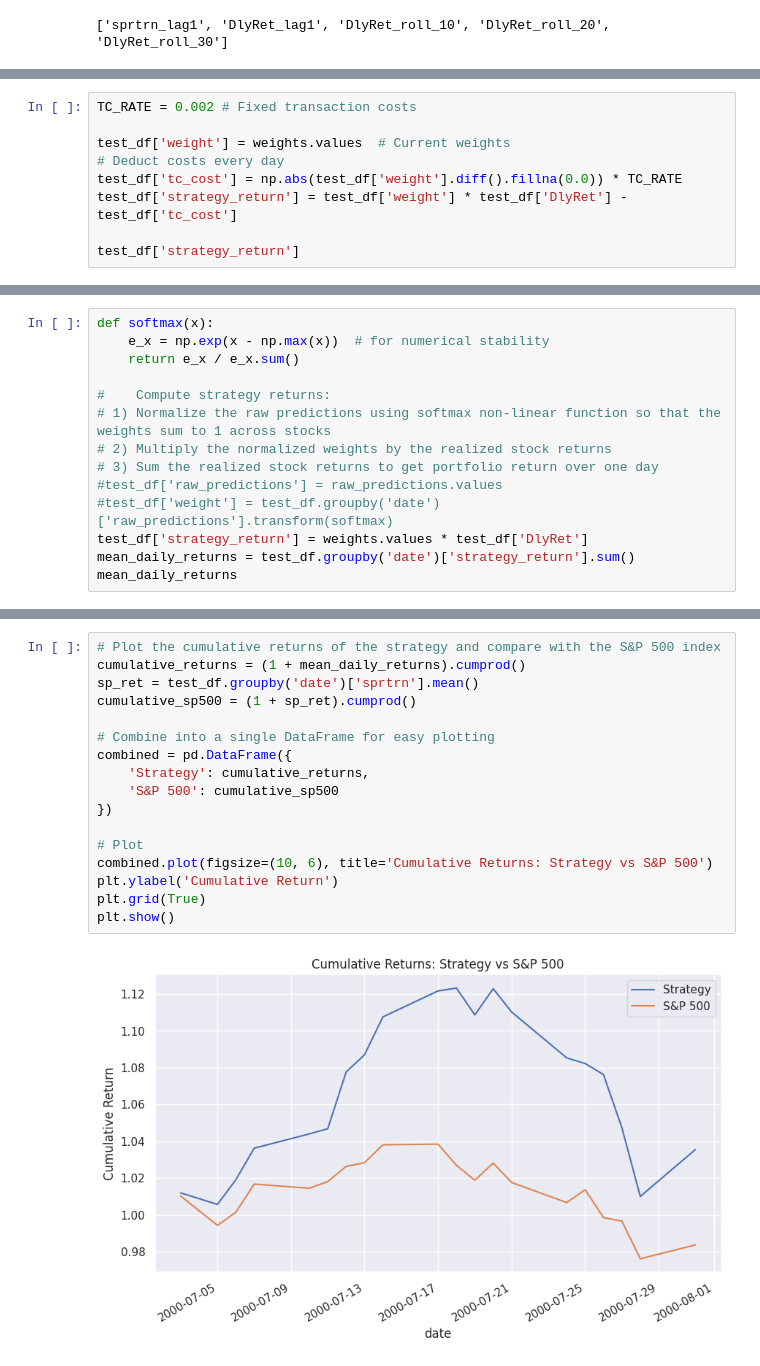
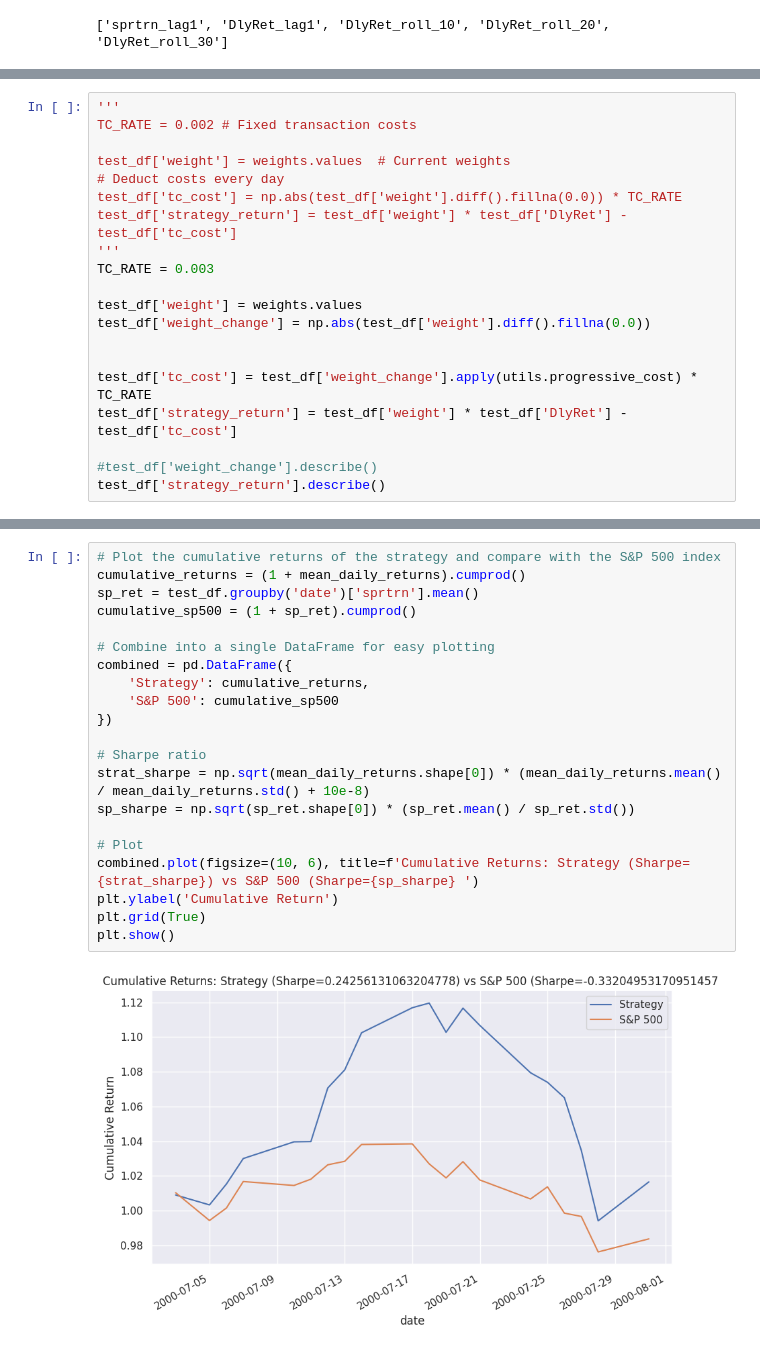
Before and after one commit to mirkorado/ML-Project, a Jupyter notebook: Tune_DNN_Params.ipynb, the cells around one changed output, grey strips where cells are left out. Cells and saved outputs as stored; diff of their text form.

Commit message:
Scaling factor for transaction costs

```diff
--- a/Tune_DNN_Params.ipynb
+++ b/Tune_DNN_Params.ipynb
@@ -105,10 +105,21 @@ Training completed! Best test Sharpe ratio: 0.0360
 # %%
+'''
 TC_RATE = 0.002 # Fixed transaction costs
 
 test_df['weight'] = weights.values  # Current weights
 # Deduct costs every day
 test_df['tc_cost'] = np.abs(test_df['weight'].diff().fillna(0.0)) * TC_RATE
 test_df['strategy_return'] = test_df['weight'] * test_df['DlyRet'] - test_df['tc_cost']
+'''
+TC_RATE = 0.003
 
-test_df['strategy_return']
+test_df['weight'] = weights.values
+test_df['weight_change'] = np.abs(test_df['weight'].diff().fillna(0.0))
+
+
+test_df['tc_cost'] = test_df['weight_change'].apply(utils.progressive_cost) * TC_RATE
+test_df['strategy_return'] = test_df['weight'] * test_df['DlyRet'] - test_df['tc_cost']
+
+#test_df['weight_change'].describe()
+test_df['strategy_return'].describe()
 # %% [output]
@@ -185,14 +176,0 @@ pandas.core.series.Series
-# %%
-def softmax(x):
-    e_x = np.exp(x - np.max(x))  # for numerical stability
-    return e_x / e_x.sum()
-
-#    Compute strategy returns:
-# 1) Normalize the raw predictions using softmax non-linear function so that the weights sum to 1 across stocks
-# 2) Multiply the normalized weights by the realized stock returns
-# 3) Sum the realized stock returns to get portfolio return over one day
-#test_df['raw_predictions'] = raw_predictions.values
-#test_df['weight'] = test_df.groupby('date')['raw_predictions'].transform(softmax)
-test_df['strategy_return'] = weights.values * test_df['DlyRet']
-mean_daily_returns = test_df.groupby('date')['strategy_return'].sum()
-mean_daily_returns
@@ -240,20 +177,24 @@ Sharpe ratio is: 0.4865856459547781
 # %%
 # Plot the cumulative returns of the strategy and compare with the S&P 500 index
 cumulative_returns = (1 + mean_daily_returns).cumprod()
 sp_ret = test_df.groupby('date')['sprtrn'].mean()
 cumulative_sp500 = (1 + sp_ret).cumprod()
 
 # Combine into a single DataFrame for easy plotting
 combined = pd.DataFrame({
     'Strategy': cumulative_returns,
     'S&P 500': cumulative_sp500
 })
 
+# Sharpe ratio
+strat_sharpe = np.sqrt(mean_daily_returns.shape[0]) * (mean_daily_returns.mean() / mean_daily_returns.std() + 10e-8)
+sp_sharpe = np.sqrt(sp_ret.shape[0]) * (sp_ret.mean() / sp_ret.std())
+
 # Plot
-combined.plot(figsize=(10, 6), title='Cumulative Returns: Strategy vs S&P 500')
+combined.plot(figsize=(10, 6), title=f'Cumulative Returns: Strategy (Sharpe={strat_sharpe}) vs S&P 500 (Sharpe={sp_sharpe} ')
 plt.ylabel('Cumulative Return')
 plt.grid(True)
 plt.show()
 # %% [output]
-[figure, old version]
+[figure, new version]
 # %% [markdown]
```
Also changed, not shown: parts of 47 cells of this notebook, 2 other files.
